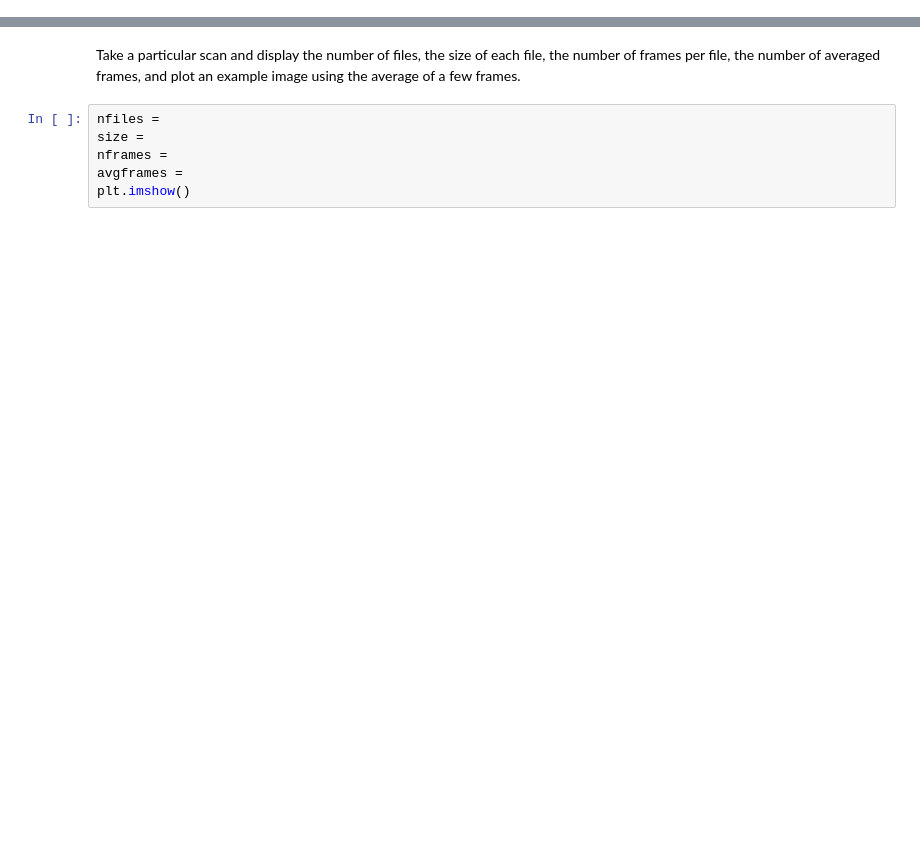
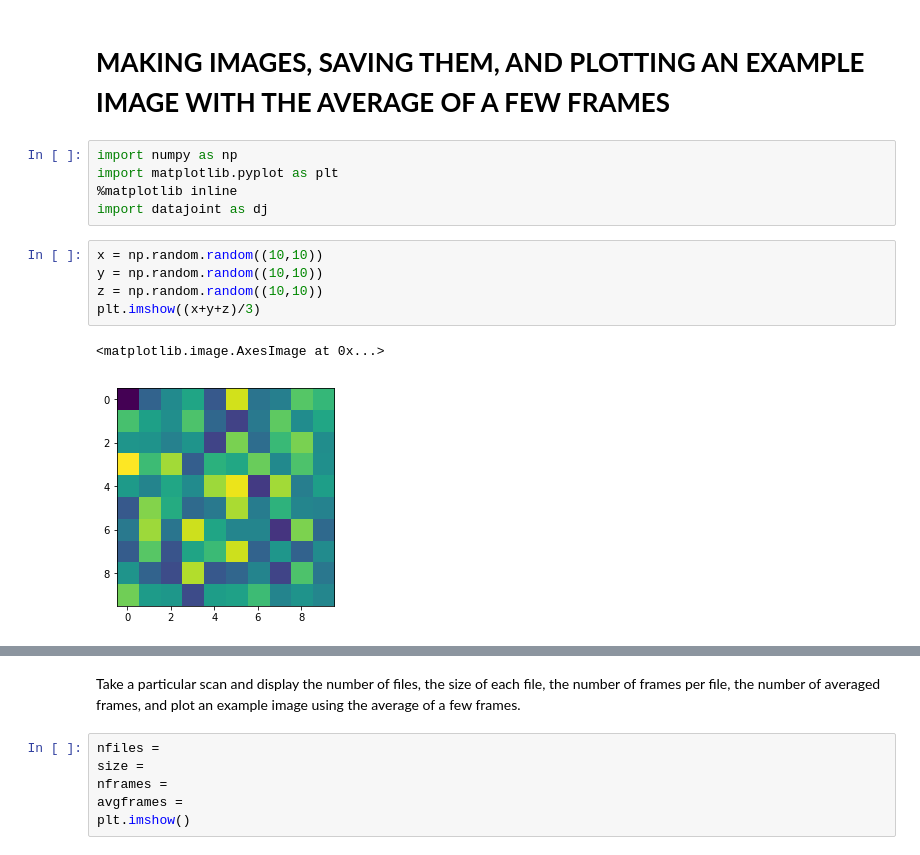
Before and after one commit to TaliahMu/local, a Jupyter notebook: python1.ipynb, the cells around one changed output, grey strips where cells are left out. Cells and saved outputs as stored; diff of their text form; blank space fills up the shorter version.

```diff
--- a/python1.ipynb
+++ b/python1.ipynb
@@ -0,0 +11,15 @@
+# %% [markdown]
+# ****MAKING IMAGES, SAVING THEM, AND PLOTTING AN EXAMPLE IMAGE WITH THE AVERAGE OF A FEW FRAMES****
+# %%
+import numpy as np
+import matplotlib.pyplot as plt
+%matplotlib inline
+import datajoint as dj
+# %%
+x = np.random.random((10,10))
+y = np.random.random((10,10))
+z = np.random.random((10,10))
+plt.imshow((x+y+z)/3)
+# %% [output]
+<matplotlib.image.AxesImage at 0x...>
+[figure, added]
```
Also changed, not shown: parts of 14 cells of this notebook.
